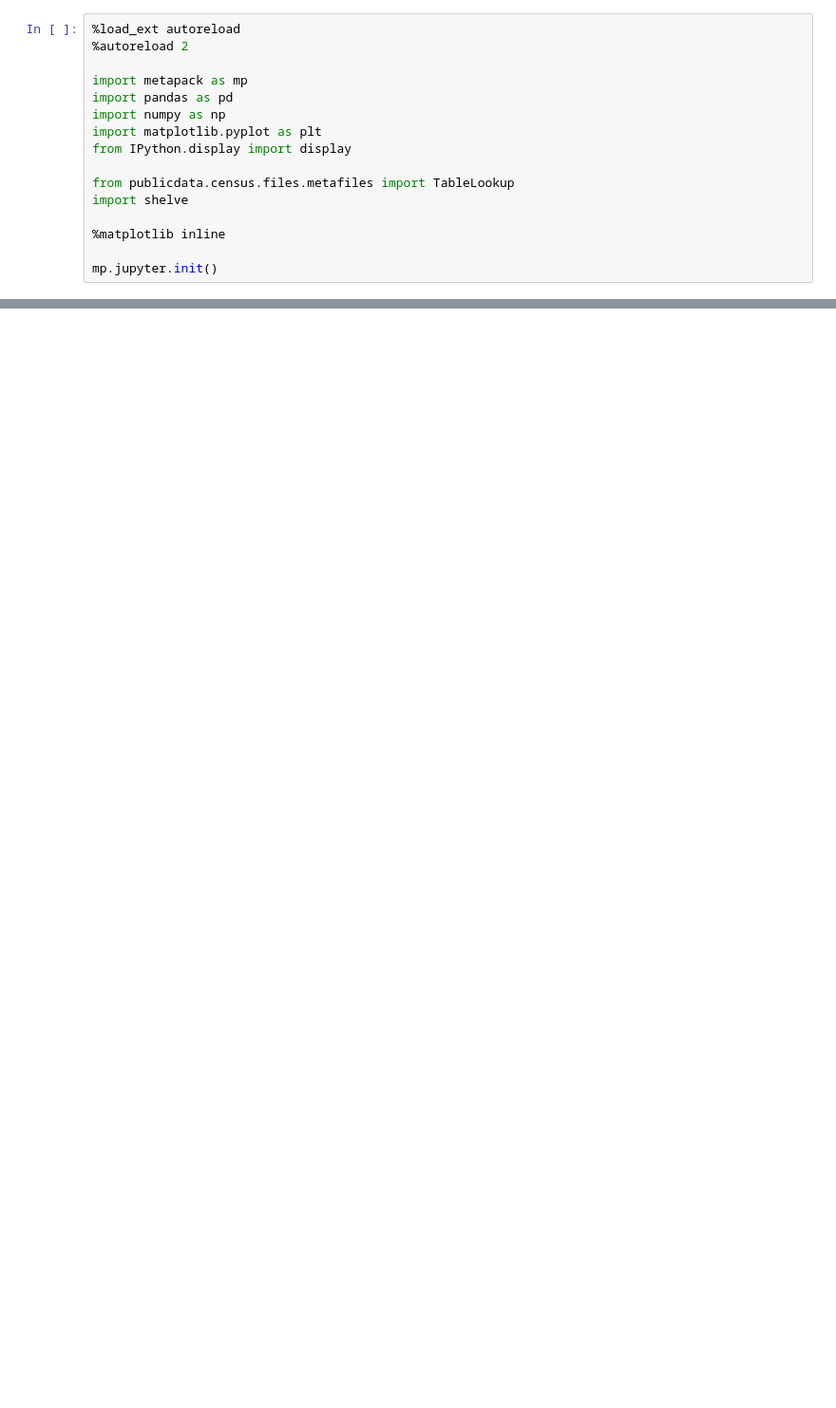
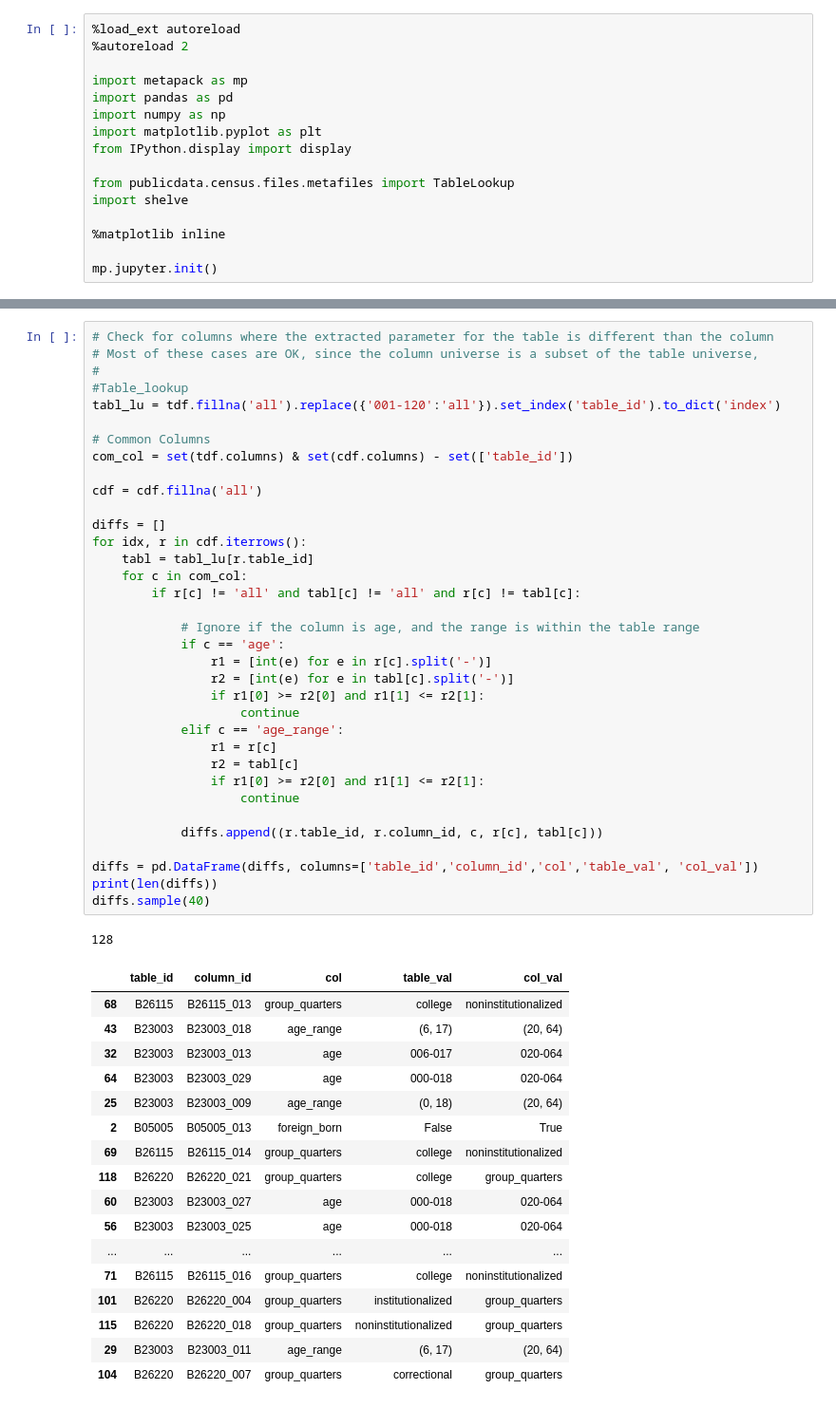
Before and after one commit to metatab-packages/civicknowledge.com-census_meta-2020e5, a Jupyter notebook: notebooks/build.ipynb, the cells around one changed output, grey strips where cells are left out. Shown: that part at 95% size. Saved outputs shown, nothing was run; the diff lists cells and outputs as text; blank space fills up the shorter version.

```diff
--- a/notebooks/build.ipynb
+++ b/notebooks/build.ipynb
@@ -238,0 +87,54 @@ mdf['description'] = mdf.apply(description, axis=1)
+# %%
+# Check for columns where the extracted parameter for the table is different than the column
+# Most of these cases are OK, since the column universe is a subset of the table universe,
+#
+#Table_lookup
+tabl_lu = tdf.fillna('all').replace({'001-120':'all'}).set_index('table_id').to_dict('index')
+
+# Common Columns
+com_col = set(tdf.columns) & set(cdf.columns) - set(['table_id'])
+
+cdf = cdf.fillna('all')
+
+diffs = []
+for idx, r in cdf.iterrows():
+    tabl = tabl_lu[r.table_id]
+    for c in com_col:
+        if r[c] != 'all' and tabl[c] != 'all' and r[c] != tabl[c]:
+
+            # Ignore if the column is age, and the range is within the table range
+            if c == 'age':
+                r1 = [int(e) for e in r[c].split('-')]
+                r2 = [int(e) for e in tabl[c].split('-')]
+                if r1[0] >= r2[0] and r1[1] <= r2[1]:
+                    continue
+            elif c == 'age_range':
+                r1 = r[c]
+                r2 = tabl[c]
+                if r1[0] >= r2[0] and r1[1] <= r2[1]:
+                    continue
+
+            diffs.append((r.table_id, r.column_id, c, r[c], tabl[c]))
+
+diffs = pd.DataFrame(diffs, columns=['table_id','column_id','col','table_val', 'col_val'])
+print(len(diffs))
+diffs.sample(40)
+# %% [output]
+128
+|  | table_id | column_id | col | table_val | col_val |
+| 68 | B26115 | B26115_013 | group_quarters | college | noninstitutionalized |
+| 43 | B23003 | B23003_018 | age_range | (6, 17) | (20, 64) |
+| 32 | B23003 | B23003_013 | age | 006-017 | 020-064 |
+| 64 | B23003 | B23003_029 | age | 000-018 | 020-064 |
+| 25 | B23003 | B23003_009 | age_range | (0, 18) | (20, 64) |
+| 2 | B05005 | B05005_013 | foreign_born | False | True |
+| 69 | B26115 | B26115_014 | group_quarters | college | noninstitutionalized |
+| 118 | B26220 | B26220_021 | group_quarters | college | group_quarters |
+| 60 | B23003 | B23003_027 | age | 000-018 | 020-064 |
+| 56 | B23003 | B23003_025 | age | 000-018 | 020-064 |
+| ... | ... | ... | ... | ... | ... |
+| 71 | B26115 | B26115_016 | group_quarters | college | noninstitutionalized |
+| 101 | B26220 | B26220_004 | group_quarters | institutionalized | group_quarters |
+| 115 | B26220 | B26220_018 | group_quarters | noninstitutionalized | group_quarters |
+| 29 | B23003 | B23003_011 | age_range | (6, 17) | (20, 64) |
+| 104 | B26220 | B26220_007 | group_quarters | correctional | group_quarters |
```
Also changed, not shown: parts of 17 cells of this notebook, 4 other files.
